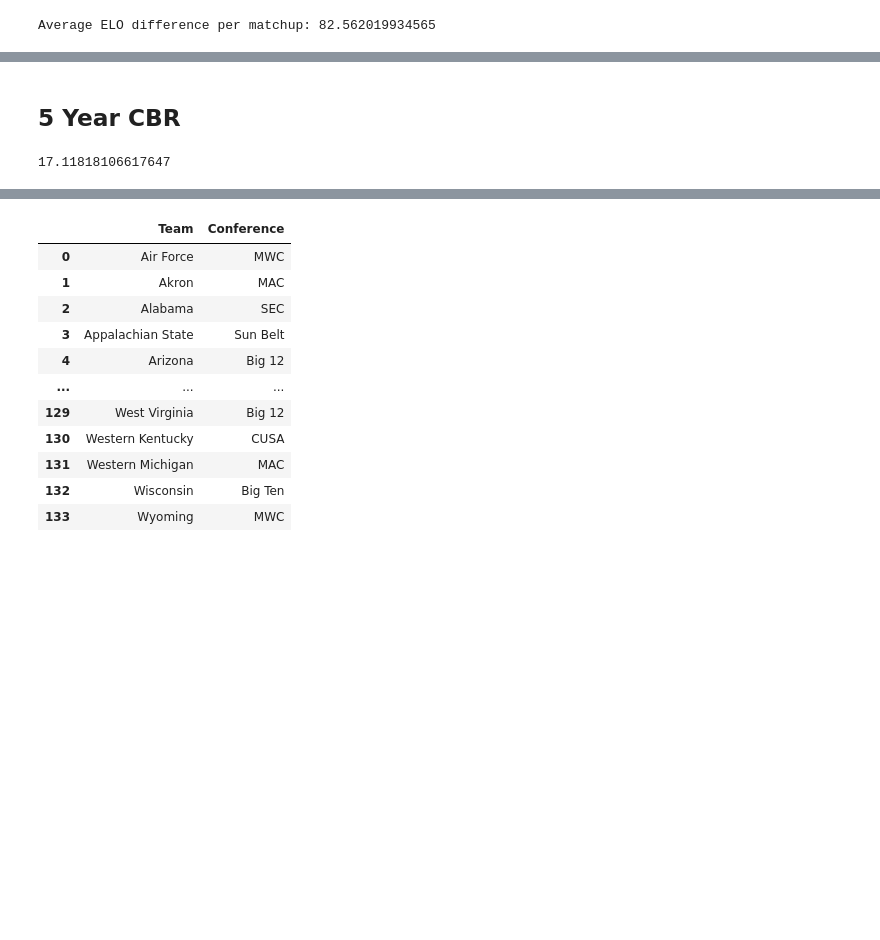
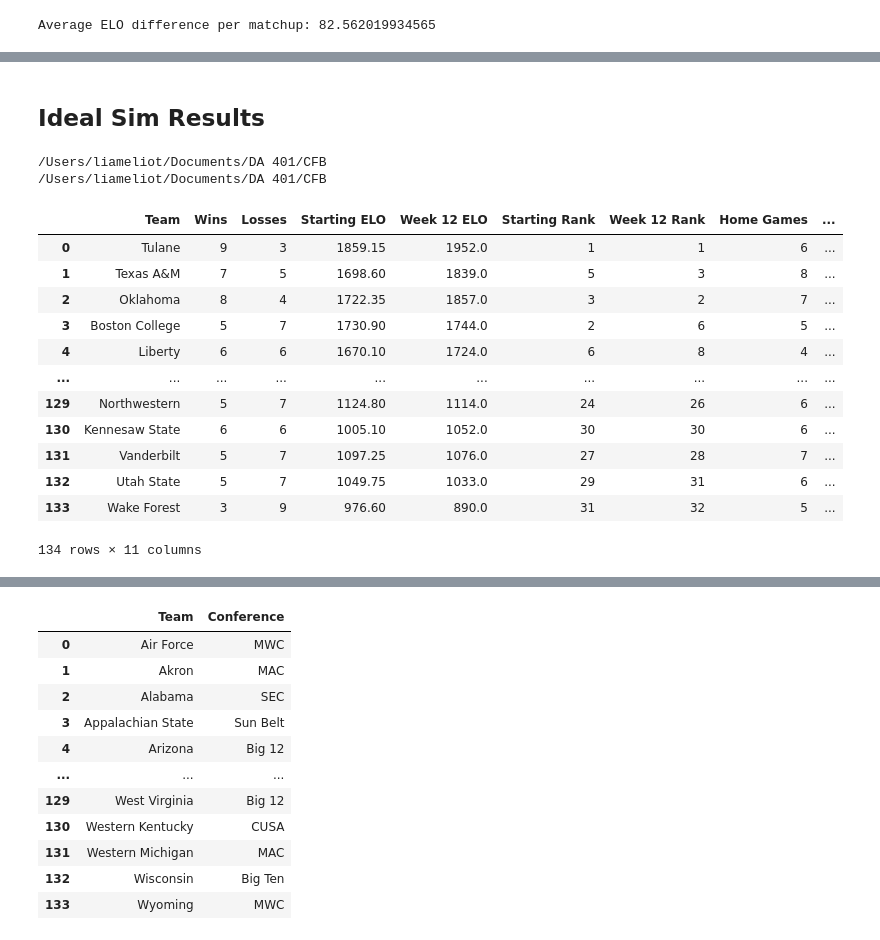
Before and after one commit to liameliot/DA-401-, a Jupyter notebook: Analysis.ipynb, the cells around one changed output, grey strips where cells are left out. Cells and saved outputs as stored; diff of their text form; code cells hidden in the pictures; blank space fills up the shorter version.

```diff
--- a/Analysis.ipynb
+++ b/Analysis.ipynb
@@ -163,15 +527,0 @@ Name: Away Games, dtype: int64
-# %% [markdown]
-## 5 Year CBR
-# %%
-CBR24 = (Tier_1_CBR_24 + Tier_2_CBR_24 + Tier_3_CBR_24 + Tier_4_CBR_24) / 4
-CBR25 = (Tier_1_CBR_25 + Tier_2_CBR_25 + Tier_3_CBR_25 + Tier_4_CBR_25) / 4
-CBR26 = (Tier_1_CBR_26 + Tier_2_CBR_26 + Tier_3_CBR_26 + Tier_4_CBR_26) / 4
-CBR27 = (Tier_1_CBR_27 + Tier_2_CBR_27 + Tier_3_CBR_27 + Tier_4_CBR_27) / 4
-CBR28 = (Tier_1_CBR_28 + Tier_2_CBR_28 + Tier_3_CBR_28 + Tier_4_CBR_28) / 4
-
-
-CBR5Year = (CBR24 + CBR25 + CBR26 + CBR27 + CBR28) / 5
-
-CBR5Year
-# %% [output]
-17.11818106617647
@@ -179,0 +528,27 @@ cfb24.to_csv('cfb24(test).csv', index=False)
+# %% [markdown]
+## Ideal Sim Results
+# %%
+randomness = 0
+k_value = 50
+home_boost = 50
+
+%run PRS.ipynb
+# %% [output]
+/Users/liameliot/Documents/DA 401/CFB
+/Users/liameliot/Documents/DA 401/CFB
+# %%
+cfb28
+# %% [output]
+|  | Team | Wins | Losses | Starting ELO | Week 12 ELO | Starting Rank | Week 12 Rank | Home Games | ... |
+| 0 | Tulane | 9 | 3 | 1859.15 | 1952.0 | 1 | 1 | 6 | ... |
+| 1 | Texas A&M | 7 | 5 | 1698.60 | 1839.0 | 5 | 3 | 8 | ... |
+| 2 | Oklahoma | 8 | 4 | 1722.35 | 1857.0 | 3 | 2 | 7 | ... |
+| 3 | Boston College | 5 | 7 | 1730.90 | 1744.0 | 2 | 6 | 5 | ... |
+| 4 | Liberty | 6 | 6 | 1670.10 | 1724.0 | 6 | 8 | 4 | ... |
+| ... | ... | ... | ... | ... | ... | ... | ... | ... | ... |
+| 129 | Northwestern | 5 | 7 | 1124.80 | 1114.0 | 24 | 26 | 6 | ... |
+| 130 | Kennesaw State | 6 | 6 | 1005.10 | 1052.0 | 30 | 30 | 6 | ... |
+| 131 | Vanderbilt | 5 | 7 | 1097.25 | 1076.0 | 27 | 28 | 7 | ... |
+| 132 | Utah State | 5 | 7 | 1049.75 | 1033.0 | 29 | 31 | 6 | ... |
+| 133 | Wake Forest | 3 | 9 | 976.60 | 890.0 | 31 | 32 | 5 | ... |
+134 rows × 11 columns
```
Also changed, not shown: parts of 26 cells of this notebook.
